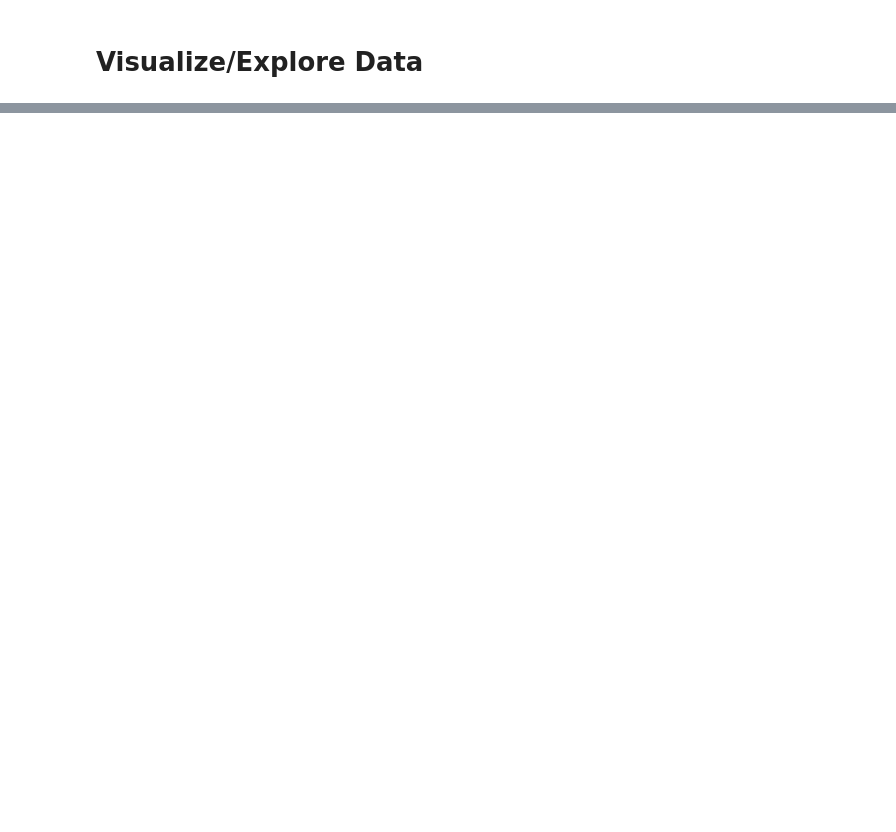
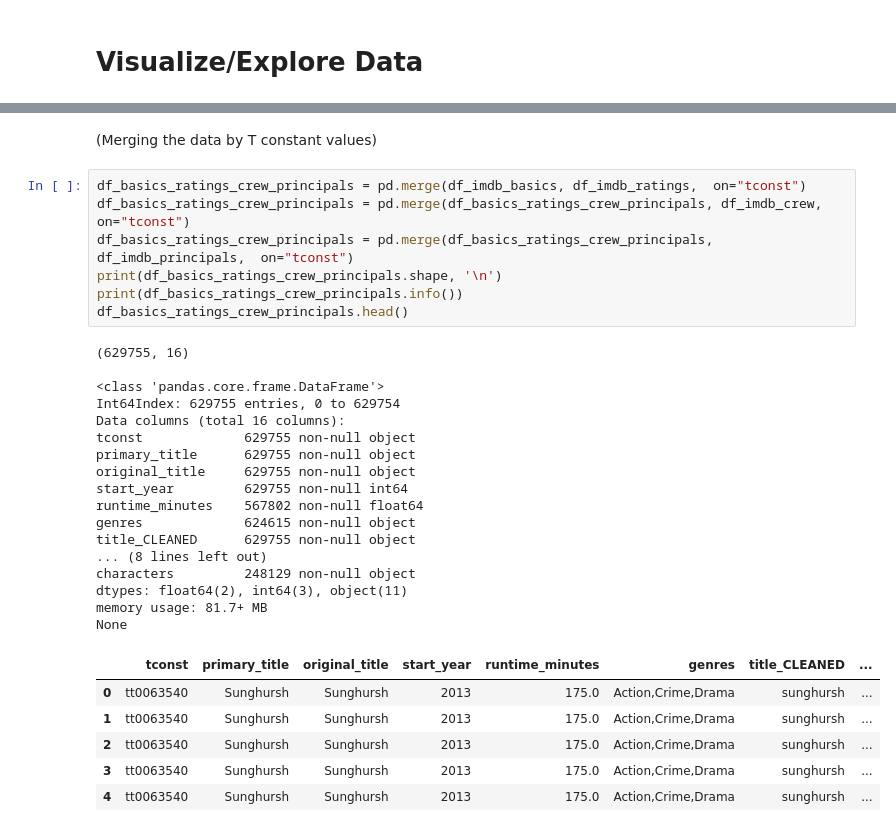
Before and after one commit to jfleury12/movie-collaboration, a Jupyter notebook: mod_1_project_EDA_fleury_laurent.ipynb, the cells around one changed output, grey strips where cells are left out. Drawn from its saved outputs; the diff is of its cells as text; blank space fills up the shorter version.

```diff
--- a/mod_1_project_EDA_fleury_laurent.ipynb
+++ b/mod_1_project_EDA_fleury_laurent.ipynb
@@ -105,0 +305,33 @@ df_bom_akas = pd.merge(df_imdb_akas, df_bom,  on="title_CLEANED")
+# %% [markdown]
+(Merging the data by T constant values)
+# %%
+df_basics_ratings_crew_principals = pd.merge(df_imdb_basics, df_imdb_ratings,  on="tconst")
+df_basics_ratings_crew_principals = pd.merge(df_basics_ratings_crew_principals, df_imdb_crew,  on="tconst")
+df_basics_ratings_crew_principals = pd.merge(df_basics_ratings_crew_principals, df_imdb_principals,  on="tconst")
+print(df_basics_ratings_crew_principals.shape, '\n')
+print(df_basics_ratings_crew_principals.info())
+df_basics_ratings_crew_principals.head()
+# %% [output]
+(629755, 16)
+
+<class 'pandas.core.frame.DataFrame'>
+Int64Index: 629755 entries, 0 to 629754
+Data columns (total 16 columns):
+tconst             629755 non-null object
+primary_title      629755 non-null object
+original_title     629755 non-null object
+start_year         629755 non-null int64
+runtime_minutes    567802 non-null float64
+genres             624615 non-null object
+title_CLEANED      629755 non-null object
+... (8 lines left out)
+characters         248129 non-null object
+dtypes: float64(2), int64(3), object(11)
+memory usage: 81.7+ MB
+None
+|  | tconst | primary_title | original_title | start_year | runtime_minutes | genres | title_CLEANED | ... |
+| 0 | tt0063540 | Sunghursh | Sunghursh | 2013 | 175.0 | Action,Crime,Drama | sunghursh | ... |
+| 1 | tt0063540 | Sunghursh | Sunghursh | 2013 | 175.0 | Action,Crime,Drama | sunghursh | ... |
+| 2 | tt0063540 | Sunghursh | Sunghursh | 2013 | 175.0 | Action,Crime,Drama | sunghursh | ... |
+| 3 | tt0063540 | Sunghursh | Sunghursh | 2013 | 175.0 | Action,Crime,Drama | sunghursh | ... |
+| 4 | tt0063540 | Sunghursh | Sunghursh | 2013 | 175.0 | Action,Crime,Drama | sunghursh | ... |
```
Also changed, not shown: parts of 35 cells of this notebook.
